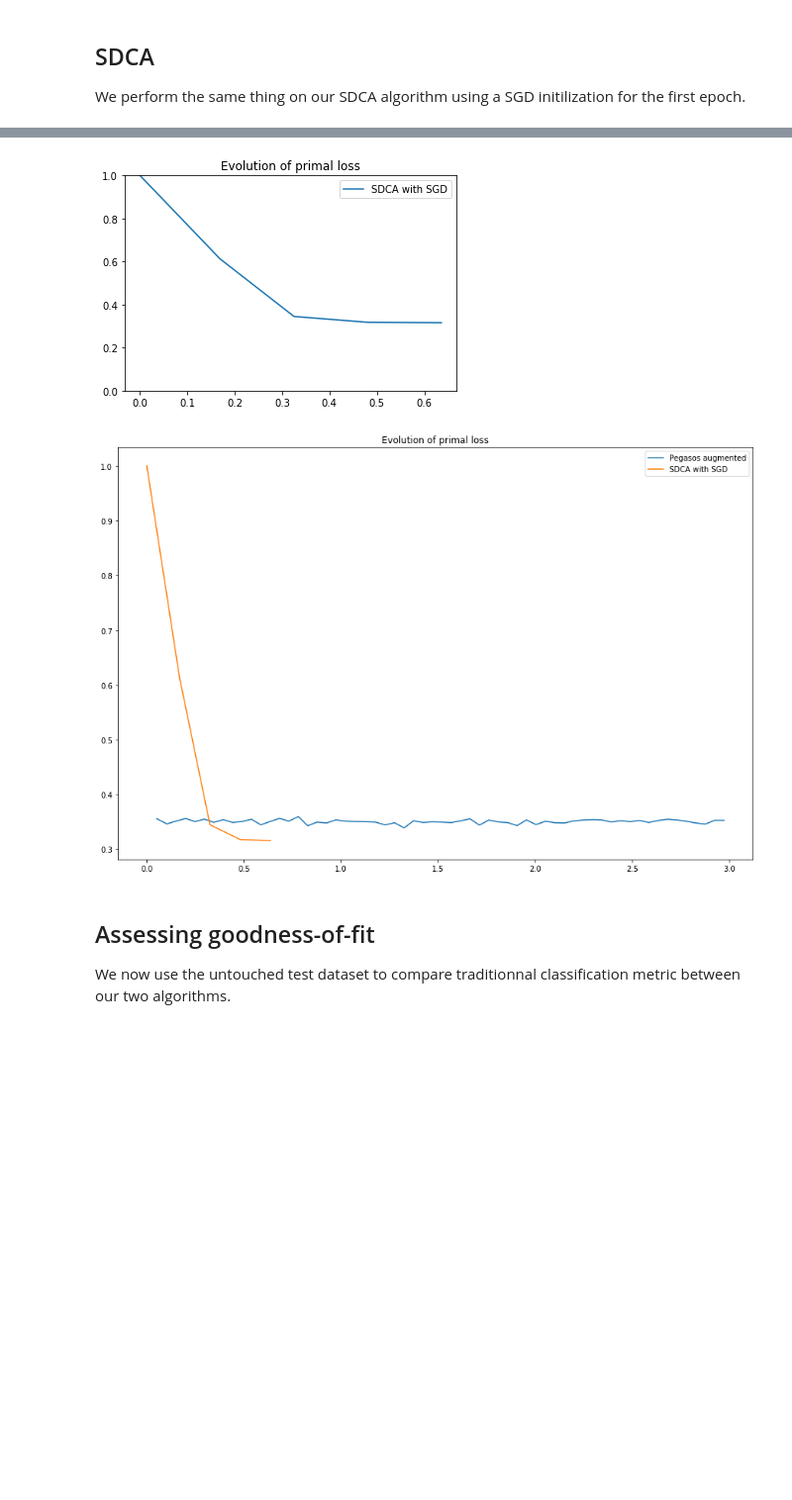
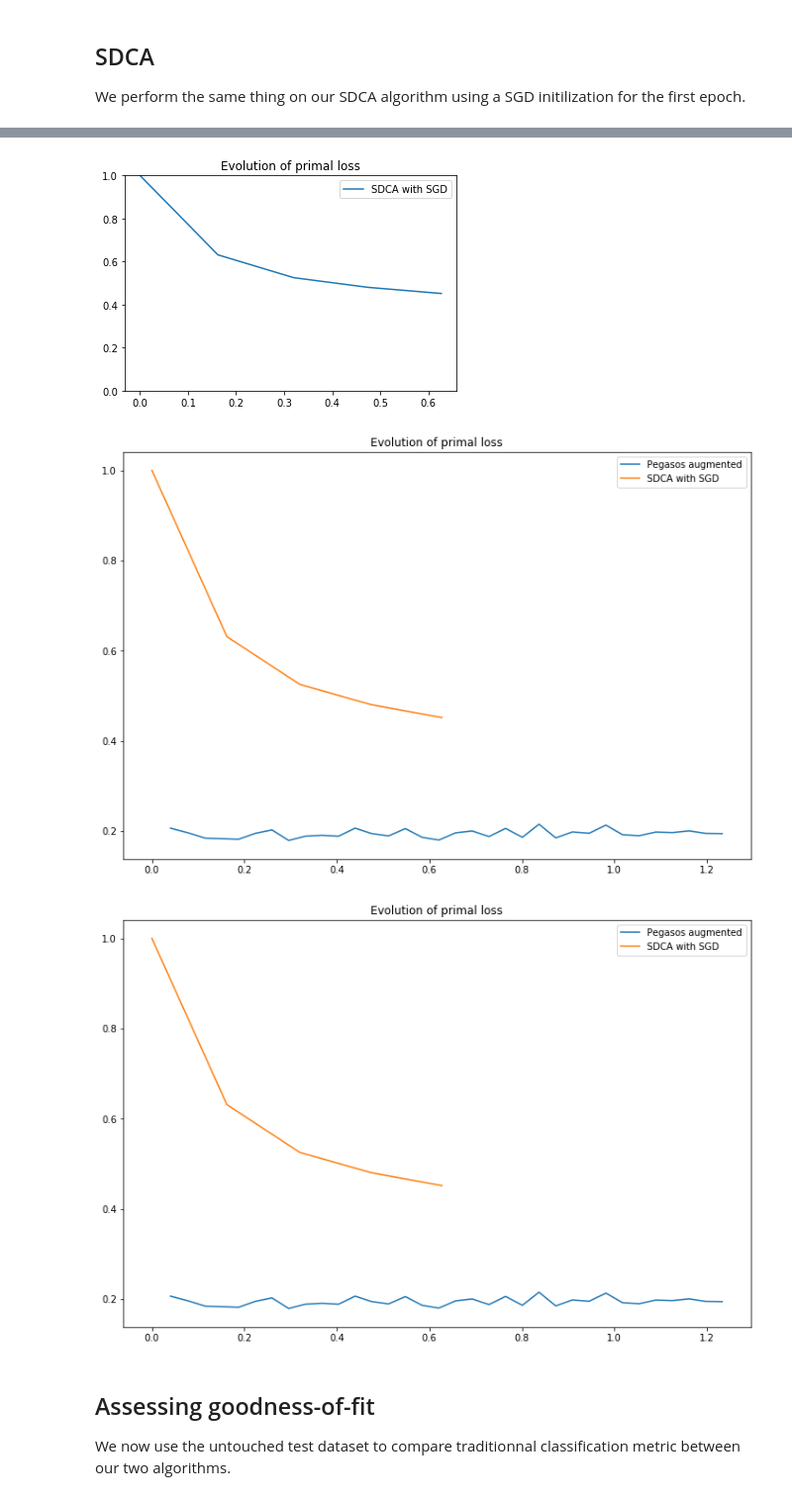
Before and after one commit to gauthier-schweitzer/soadml, a Jupyter notebook: Projet.ipynb, the cells around one changed output, grey strips where cells are left out. Shown at 99% size. Drawn from its saved outputs; the diff is of its cells as text; code cells hidden in the pictures; blank space fills up the shorter version.

```diff
--- a/Projet.ipynb
+++ b/Projet.ipynb
@@ -891,6 +891,7 @@ def pegasos(X,Y,lamb, test_ratio=test_ratio, stop_thresh=0.0001 ):
     out= output(primal_val, rtime, w)
     return out
 # %%
-stop_thresh = 0.1
-result_peg = pegasos(X_train, Y_train, lamb, stop_thresh)
+test_ratio = 0.2
+stop_thresh = 0.001
+result_peg = pegasos(X_train, Y_train, lamb, test_ratio, stop_thresh)
 # %% [output]
@@ -1018,7 +1019,7 @@ T = 16
 gamma = 1.0
 T_0_ratio = 1/2
 lamb = 1e-1
-SGD_init = True
+SGD_init = False
 result_sdca = SDCA(X_train, Y_train, T, gamma, T_0_ratio, stop_thresh, lamb, SGD_init)
 # %% [output]
 total number of epoch: 4
@@ -1032,16 +1033,17 @@ plt.legend()
 plt.title("Evolution of primal loss")
 plt.show()
 # %% [output]
-[figure, old version]
+[figure, new version]
 # %%
-plt.figure(figsize=(15,10))
+plt.figure(figsize=(12,8))
 plt.plot(np.cumsum(result_peg.rtime),result_peg.primal_val, label = "Pegasos augmented")
 plt.plot(np.cumsum(result_sdca.timelaps),result_sdca.primal_loss_track, label = "SDCA with SGD")
 plt.legend()
 plt.title("Evolution of primal loss")
 plt.show()
 # %% [output]
-[figure, old version]
+[figure, new version]
+[figure, added]
 # %% [markdown]
 ## Assessing goodness-of-fit
 We now use the untouched test dataset to compare traditionnal classification metric between our two algorithms.
```
Also changed, not shown: parts of 15 cells of this notebook.
